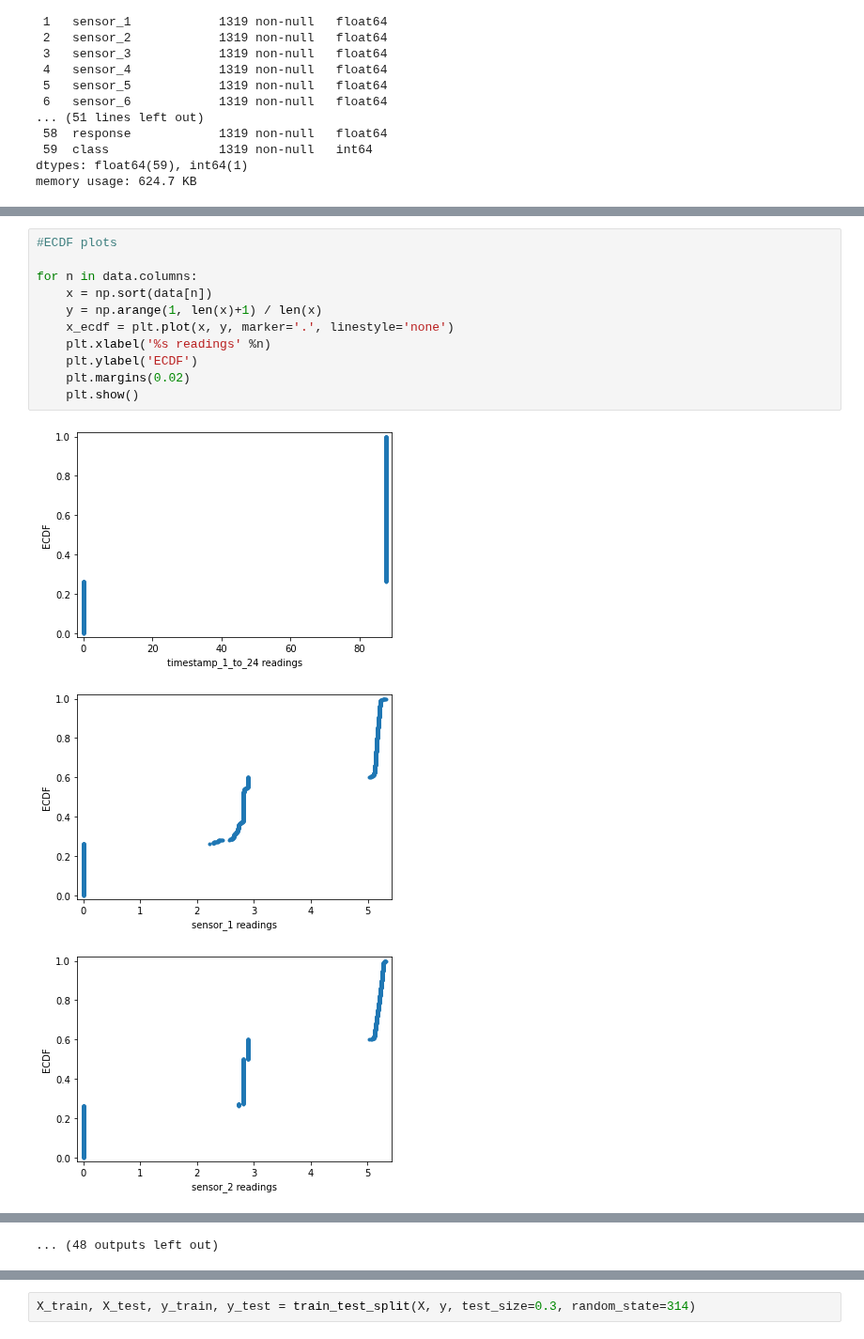
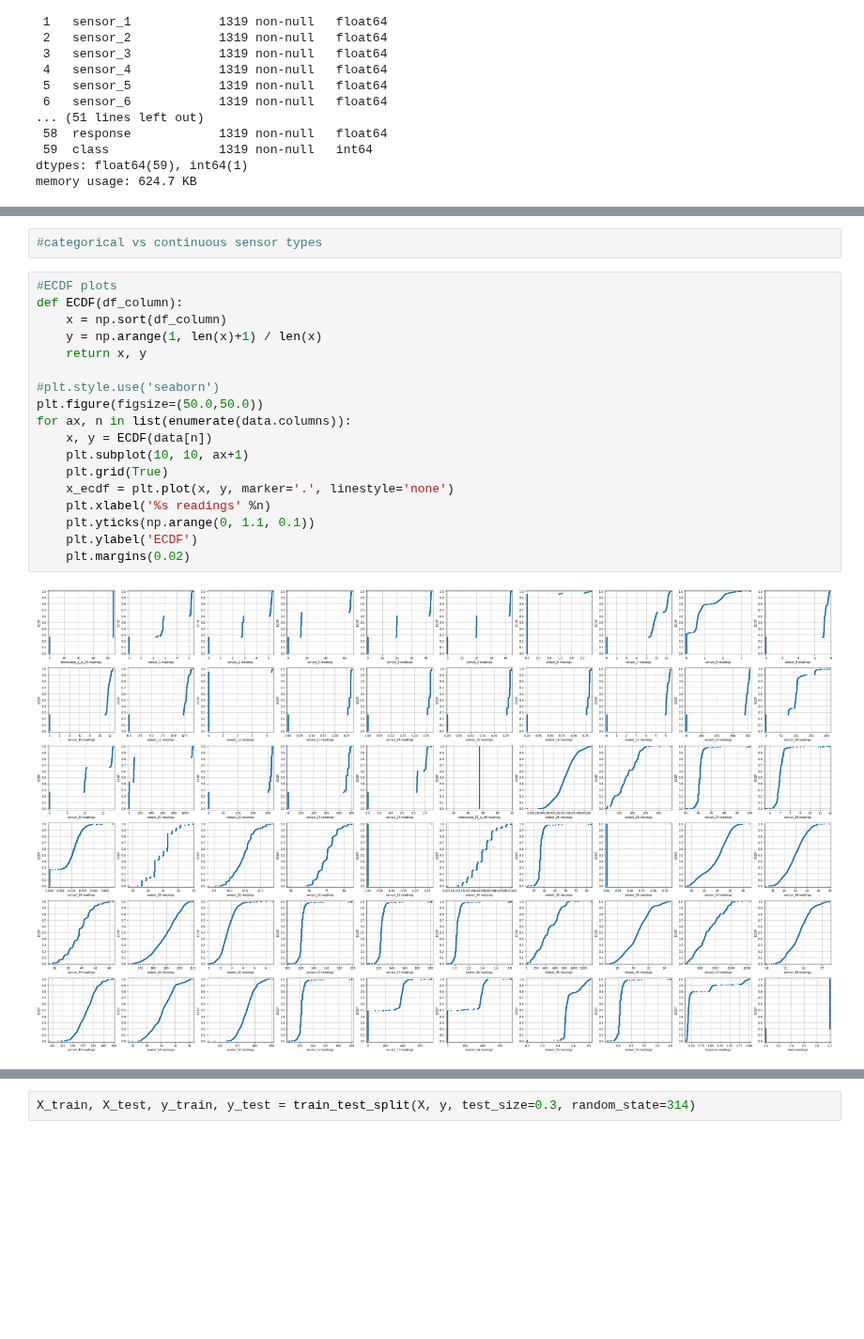
Before and after one commit to divtummala/springboard, a Jupyter notebook: Capstone/EquipmentDataFinal/semiTool.ipynb, the cells around one changed output, grey strips where cells are left out. Shown at 94% size. Saved outputs shown, nothing was run; the diff lists cells and outputs as text; blank space fills up the shorter version.

```diff
--- a/Capstone/EquipmentDataFinal/semiTool.ipynb
+++ b/Capstone/EquipmentDataFinal/semiTool.ipynb
@@ -78,18 +90,25 @@ data.describe()
 | 50% | 87.500000 | 2.812623 | 2.812500 | 13.669946 | 19.861540 | 19.857955 | 0.000000 | 9.508514 | 0.585703 | ... |
 | 75% | 87.500000 | 5.150777 | 5.187784 | 66.050305 | 42.983601 | 42.869602 | 0.000000 | 12.031407 | 0.869258 | ... |
 | max | 87.500000 | 5.313195 | 5.321591 | 67.821622 | 43.852915 | 43.761534 | 2.884080 | 12.789201 | 3.490125 | ... |
+# %%
+#categorical vs continuous sensor types
 # %%
 #ECDF plots
+def ECDF(df_column):
+    x = np.sort(df_column)
+    y = np.arange(1, len(x)+1) / len(x)
+    return x, y
 
-for n in data.columns:
-    x = np.sort(data[n])
-    y = np.arange(1, len(x)+1) / len(x)
+#plt.style.use('seaborn')
+plt.figure(figsize=(50.0,50.0))
+for ax, n in list(enumerate(data.columns)):
+    x, y = ECDF(data[n])
+    plt.subplot(10, 10, ax+1)
+    plt.grid(True)
     x_ecdf = plt.plot(x, y, marker='.', linestyle='none')
     plt.xlabel('%s readings' %n)
+    plt.yticks(np.arange(0, 1.1, 0.1))
     plt.ylabel('ECDF')
     plt.margins(0.02)
-    plt.show()
 # %% [output]
-[figure, old version]
+[figure, new version]
-[figure, removed]
-[figure, removed]
@@ -105 +114,0 @@ for n in data.columns:
-... (48 outputs left out)
```
Also changed, not shown: parts of 28 cells of this notebook.
